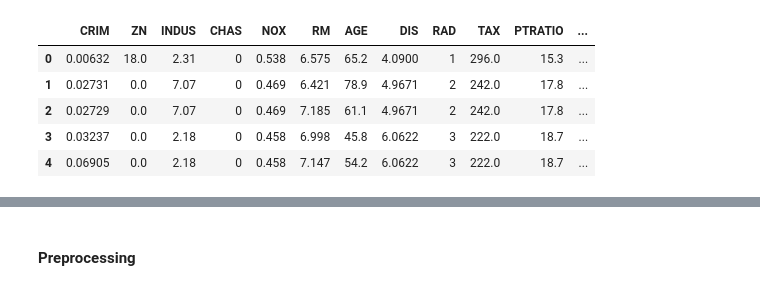
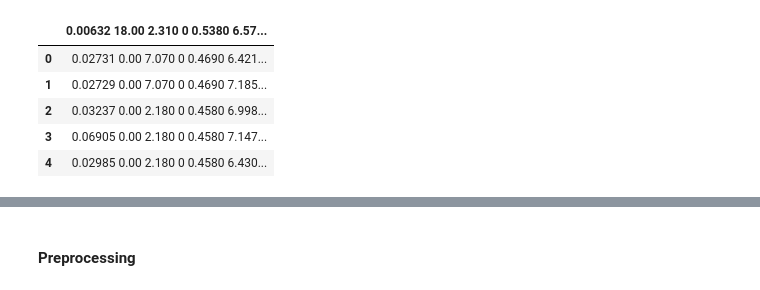
Before and after one commit to shyamghan17/MachineLearning, a Jupyter notebook: HousePricePredection/BustonHousingPrice.ipynb, the cells around one changed output, grey strips where cells are left out. Cells and saved outputs as stored; diff of their text form; code cells hidden in the pictures.

```diff
--- a/HousePricePredection/BustonHousingPrice.ipynb
+++ b/HousePricePredection/BustonHousingPrice.ipynb
@@ -10,14 +9,14 @@ import warnings
 warnings.filterwarnings('ignore')
 # %%
-df = pd.read_csv('Boston-house-price-data.csv')
+df = pd.read_csv('housing.csv')
 df.head()
 # %% [output]
-|  | CRIM | ZN | INDUS | CHAS | NOX | RM | AGE | DIS | RAD | TAX | PTRATIO | ... |
-| 0 | 0.00632 | 18.0 | 2.31 | 0 | 0.538 | 6.575 | 65.2 | 4.0900 | 1 | 296.0 | 15.3 | ... |
-| 1 | 0.02731 | 0.0 | 7.07 | 0 | 0.469 | 6.421 | 78.9 | 4.9671 | 2 | 242.0 | 17.8 | ... |
-| 2 | 0.02729 | 0.0 | 7.07 | 0 | 0.469 | 7.185 | 61.1 | 4.9671 | 2 | 242.0 | 17.8 | ... |
-| 3 | 0.03237 | 0.0 | 2.18 | 0 | 0.458 | 6.998 | 45.8 | 6.0622 | 3 | 222.0 | 18.7 | ... |
-| 4 | 0.06905 | 0.0 | 2.18 | 0 | 0.458 | 7.147 | 54.2 | 6.0622 | 3 | 222.0 | 18.7 | ... |
+|  | 0.00632 18.00 2.310 0 0.5380 6.57... |
+| 0 | 0.02731 0.00 7.070 0 0.4690 6.421... |
+| 1 | 0.02729 0.00 7.070 0 0.4690 7.185... |
+| 2 | 0.03237 0.00 2.180 0 0.4580 6.998... |
+| 3 | 0.06905 0.00 2.180 0 0.4580 7.147... |
+| 4 | 0.02985 0.00 2.180 0 0.4580 6.430... |
 # %%
 #stastical information
 df.describe()
```
Also changed, not shown: parts of 16 cells of this notebook, 3 other files.
